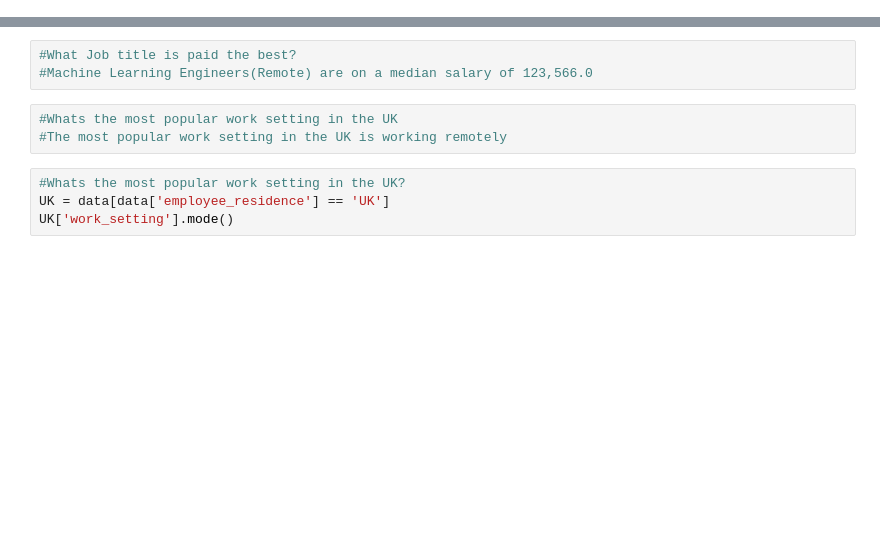
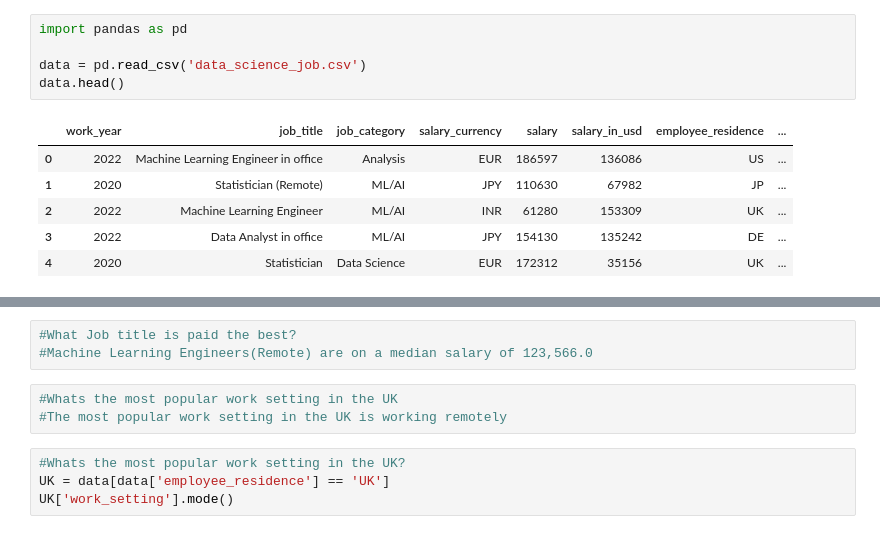
Before and after one commit to finn6666/Data_Science_Analysis, a Jupyter notebook: Data science dataset.ipynb, the cells around one changed output, grey strips where cells are left out. Cells and saved outputs as stored; diff of their text form; blank space fills up the shorter version.

```diff
--- a/Data science dataset.ipynb
+++ b/Data science dataset.ipynb
@@ -31,0 +22,12 @@ Shape of the dataset: (5000, 12)
+# %%
+import pandas as pd
+
+data = pd.read_csv('data_science_job.csv')
+data.head()
+# %% [output]
+|  | work_year | job_title | job_category | salary_currency | salary | salary_in_usd | employee_residence | ... |
+| 0 | 2022 | Machine Learning Engineer in office | Analysis | EUR | 186597 | 136086 | US | ... |
+| 1 | 2020 | Statistician (Remote) | ML/AI | JPY | 110630 | 67982 | JP | ... |
+| 2 | 2022 | Machine Learning Engineer | ML/AI | INR | 61280 | 153309 | UK | ... |
+| 3 | 2022 | Data Analyst in office | ML/AI | JPY | 154130 | 135242 | DE | ... |
+| 4 | 2020 | Statistician | Data Science | EUR | 172312 | 35156 | UK | ... |
```
Also changed, not shown: parts of 12 cells of this notebook.
